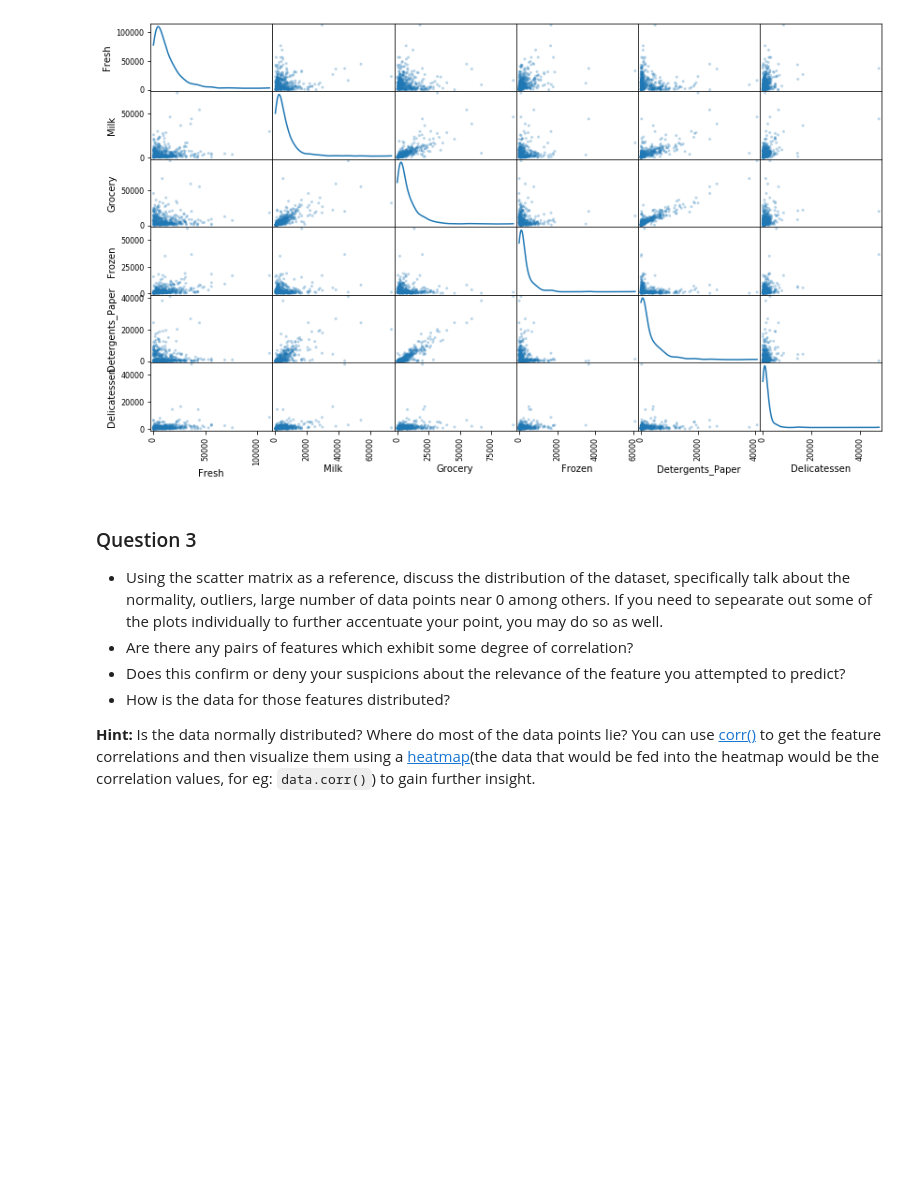
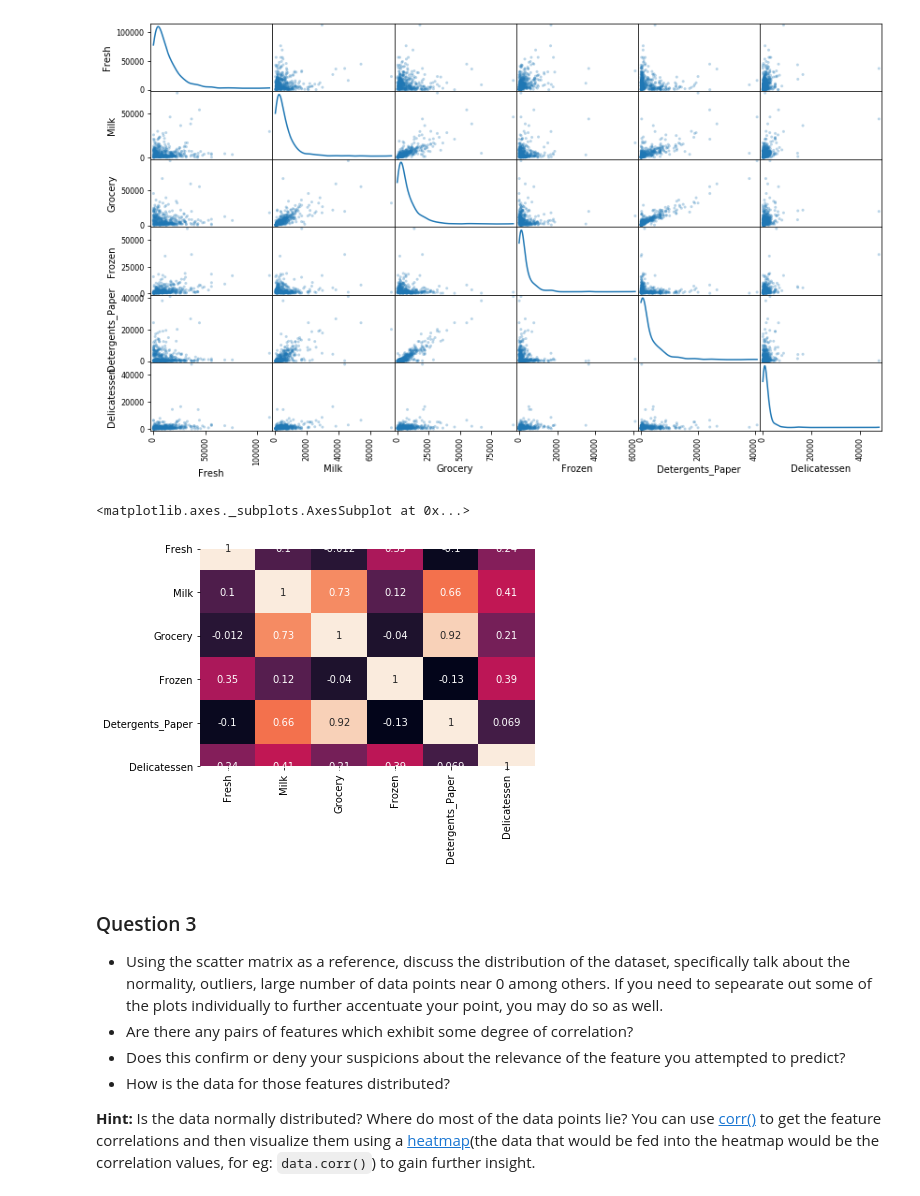
Before and after one commit to Loucher/machine-learning, a Jupyter notebook: projects/customer_segments/customer_segments.ipynb, the cells around one changed output. Saved outputs shown, nothing was run; the diff lists cells and outputs as text; code cells hidden in the pictures; blank space fills up the shorter version.

```diff
--- a/projects/customer_segments/customer_segments.ipynb
+++ b/projects/customer_segments/customer_segments.ipynb
@@ -151,6 +150,13 @@ from pandas.plotting import scatter_matrix
 scatter_matrix(data, alpha = 0.3, figsize = (14,8), diagonal = 'kde');
 # %% [output]
 [figure]
+# %%
+import seaborn as sb
+sb.heatmap(data.corr(), annot=True, cbar=False)
+# not sure why graph is rendered incorrectly
+# %% [output]
+<matplotlib.axes._subplots.AxesSubplot at 0x...>
+[figure, added]
 # %% [markdown]
 ### Question 3
 * Using the scatter matrix as a reference, discuss the distribution of the dataset, specifically talk about the normality, outliers, large number of data points near 0 among others. If you need to sepearate out some of the plots individually to further accentuate your point, you may do so as well.
```
Also changed, not shown: parts of 17 cells of this notebook.
